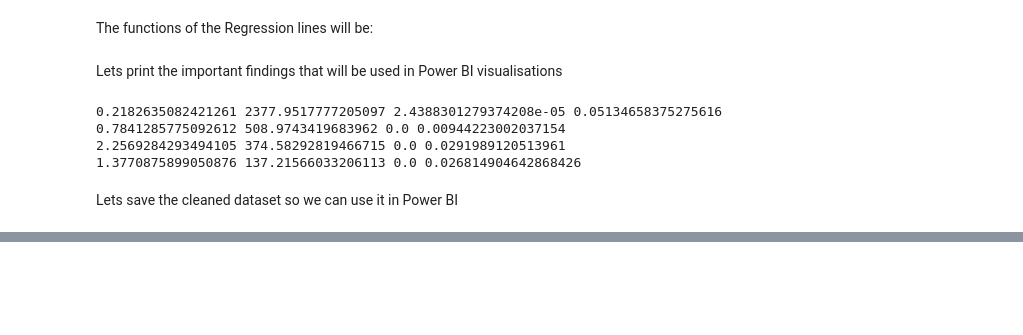
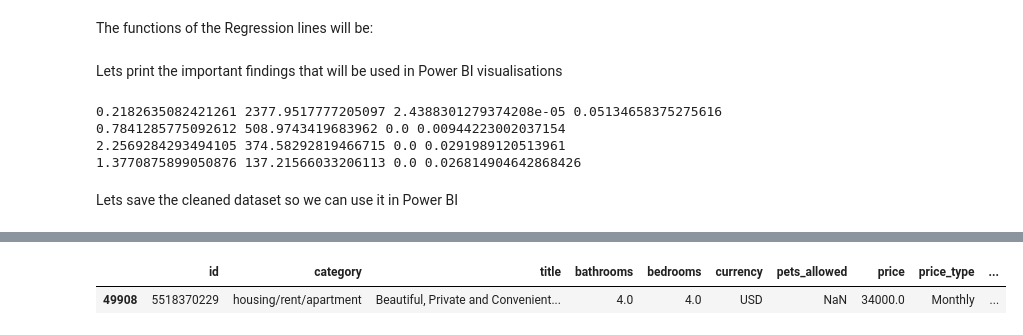
Before and after one commit to bimi2002/Apartment-for-Rent-Classified-Analysation, a Jupyter notebook: dataprocessing.ipynb, the cells around one changed output, grey strips where cells are left out. Cells and saved outputs as stored; diff of their text form; code cells hidden in the pictures; blank space fills up the shorter version.

```diff
--- a/dataprocessing.ipynb
+++ b/dataprocessing.ipynb
@@ -122,0 +132,5 @@ np.float64(0.5602213203564597)
+# %%
+df_ny[df_ny["square_feet"]==3600]
+# %% [output]
+|  | id | category | title | bathrooms | bedrooms | currency | pets_allowed | price | price_type | ... |
+| 49908 | 5518370229 | housing/rent/apartment | Beautiful, Private and Convenient... | 4.0 | 4.0 | USD | NaN | 34000.0 | Monthly | ... |
```
Also changed, not shown: parts of 3 cells of this notebook, 1 other file.
